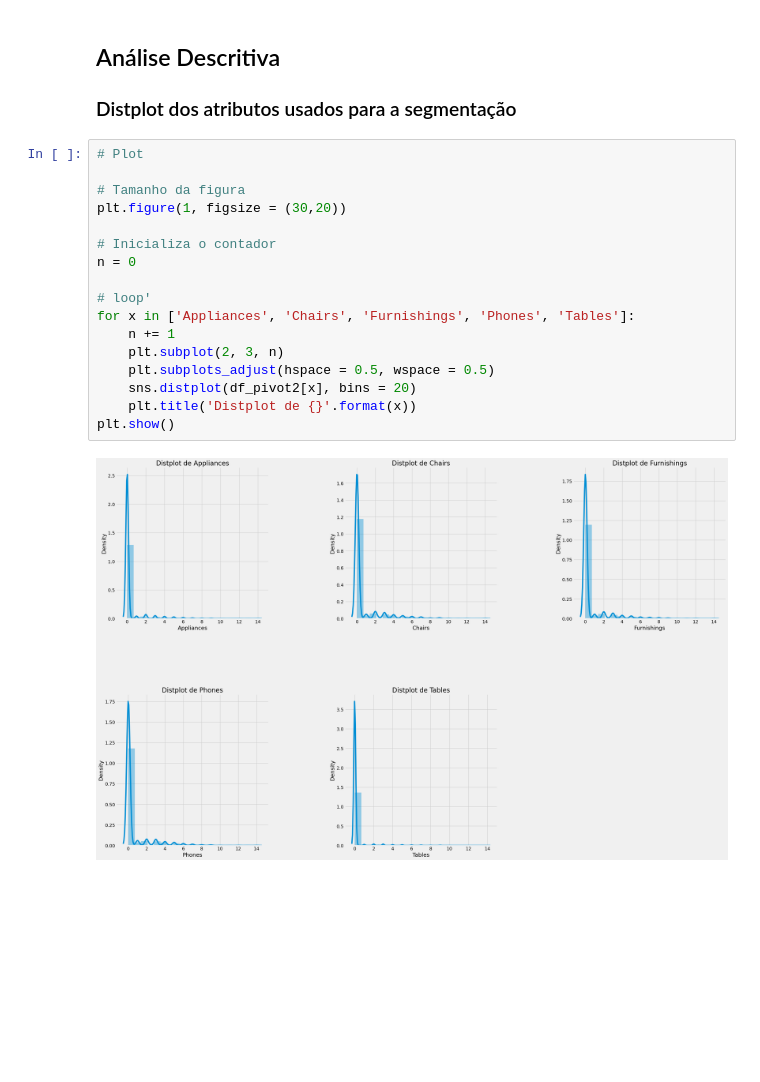
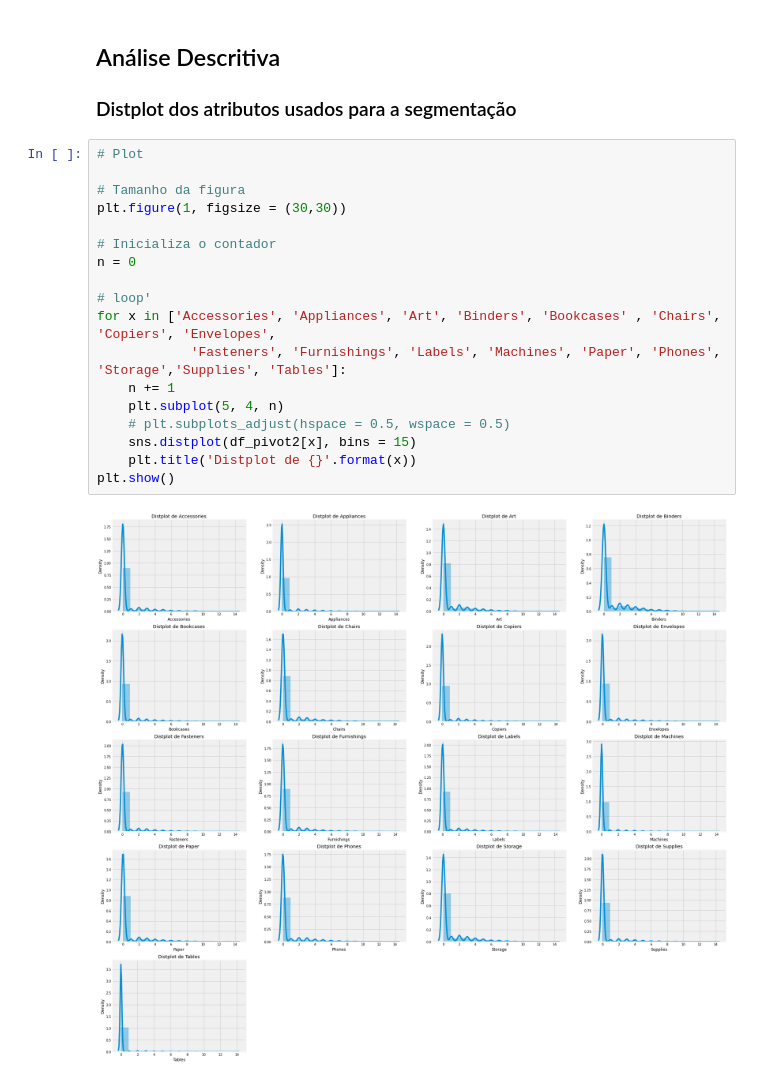
Before and after one commit to carlosrodriguesjf/analise-de-dados-de-superlojas-globais, a Jupyter notebook: Análise e visualização de dados de superlojas globais.ipynb, the cells around one changed output. Saved outputs shown, nothing was run; the diff lists cells and outputs as text; blank space fills up the shorter version.

```diff
--- a/Análise e visualização de dados de superlojas globais.ipynb
+++ b/Análise e visualização de dados de superlojas globais.ipynb
@@ -352,19 +353,20 @@ df_pivot
 # %%
 # Plot
 
 # Tamanho da figura
-plt.figure(1, figsize = (30,20))
+plt.figure(1, figsize = (30,30))
 
 # Inicializa o contador
 n = 0
 
 # loop'
-for x in ['Appliances', 'Chairs', 'Furnishings', 'Phones', 'Tables']:
+for x in ['Accessories', 'Appliances', 'Art', 'Binders', 'Bookcases' , 'Chairs', 'Copiers', 'Envelopes',
+            'Fasteners', 'Furnishings', 'Labels', 'Machines', 'Paper', 'Phones', 'Storage','Supplies', 'Tables']:
     n += 1
-    plt.subplot(2, 3, n)
-    plt.subplots_adjust(hspace = 0.5, wspace = 0.5)
-    sns.distplot(df_pivot2[x], bins = 20)
+    plt.subplot(5, 4, n)
+    # plt.subplots_adjust(hspace = 0.5, wspace = 0.5)
+    sns.distplot(df_pivot2[x], bins = 15)
     plt.title('Distplot de {}'.format(x))
 plt.show()
 # %% [output]
-[figure, old version]
+[figure, new version]
```
Also changed, not shown: parts of 5 cells of this notebook.
